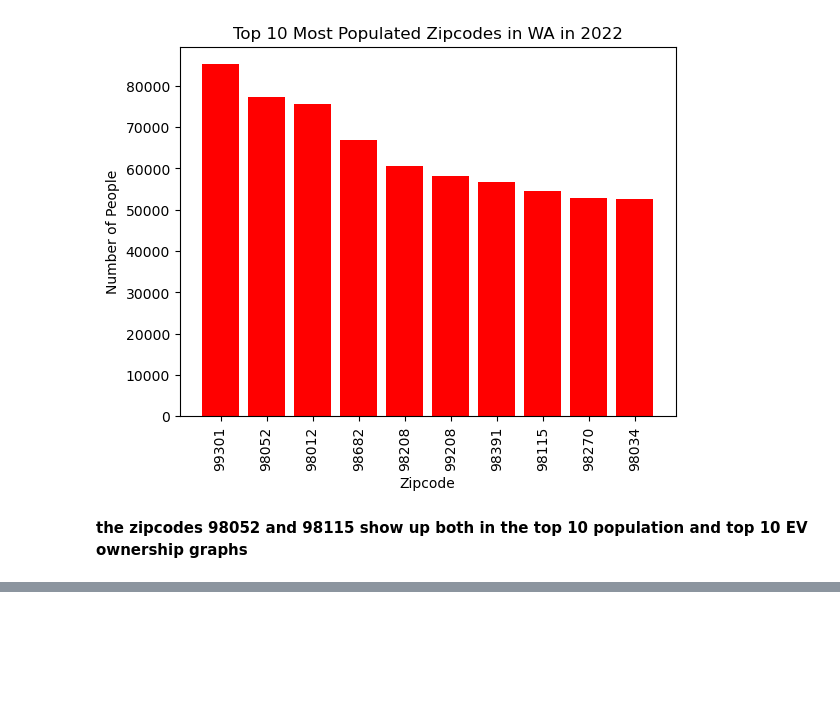
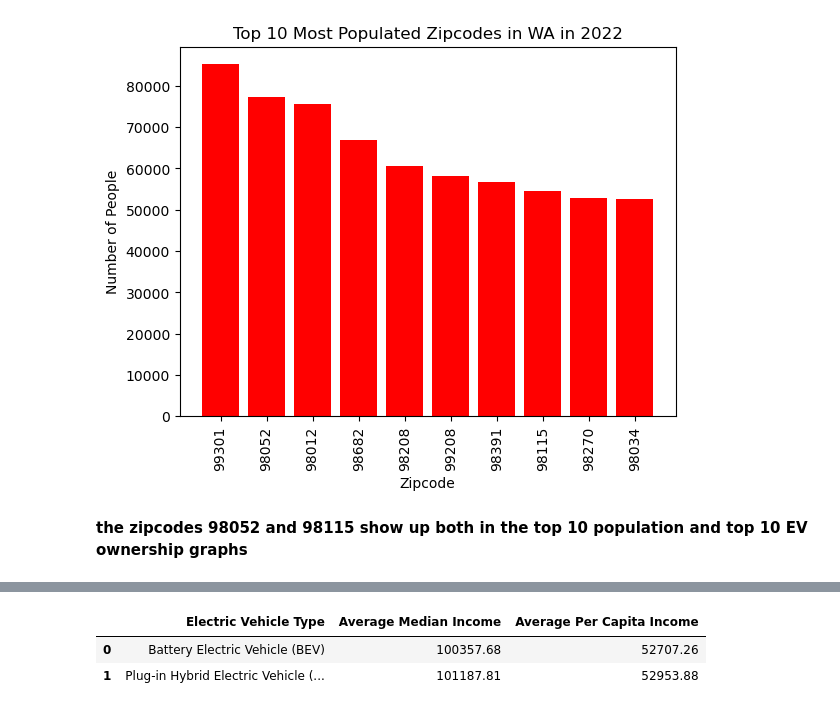
Before and after one commit to caelwillis/group-4-proj-1, a Jupyter notebook: Census-vs-EV-ownership.ipynb, the cells around one changed output, grey strips where cells are left out. Drawn from its saved outputs; the diff is of its cells as text; code cells hidden in the pictures; blank space fills up the shorter version.

```diff
--- a/Census-vs-EV-ownership.ipynb
+++ b/Census-vs-EV-ownership.ipynb
@@ -85,0 +117,40 @@ plt.show()
+# %%
+#make vs income
+make_df = clean_merged_df.groupby('Make').value_counts()
+make_df = make_df.reset_index()
+all_makes = make_df['Make'].unique()
+
+for make in all_makes:
+    make_value = make_df.loc[make_df['Make']==make, :]
+    income_list.append(make_value['Median Household Income'].mean())
+    pc_list.append(make_value['Income Per Capita'].mean())
+# %%
+income_type = []
+pc_type = []
+# %%
+# EV type vs income
+type_df = clean_merged_df.groupby('Electric Vehicle Type').value_counts()
+type_df = type_df.reset_index()
+all_types = type_df['Electric Vehicle Type'].unique()
+
+for car in all_types:
+    type_value = type_df.loc[type_df['Electric Vehicle Type']==car, :]
+    income_type.append(type_value['Median Household Income'].mean())
+    pc_type.append(type_value['Income Per Capita'].mean())
+# %%
+# summary tables
+income_avg_make = pd.DataFrame({'Make of EV': all_makes,
+                               'Average Median Income': income_list,
+                               'Average Per Capita Income': pc_list})
+make_summary = income_avg_make.round(decimals=2)
+make_summary = make_summary.sort_values(by='Average Median Income')
+income_avg_type = pd.DataFrame({'Electric Vehicle Type': all_types,
+                              'Average Median Income': income_type,
+                               'Average Per Capita Income': pc_type})
+type_summary = income_avg_type.round(decimals=2)
+type_summary = type_summary.sort_values(by='Average Median Income')
+type_summary
+# %% [output]
+|  | Electric Vehicle Type | Average Median Income | Average Per Capita Income |
+| 0 | Battery Electric Vehicle (BEV) | 100357.68 | 52707.26 |
+| 1 | Plug-in Hybrid Electric Vehicle (... | 101187.81 | 52953.88 |
```
Also changed, not shown: parts of 6 cells of this notebook.
